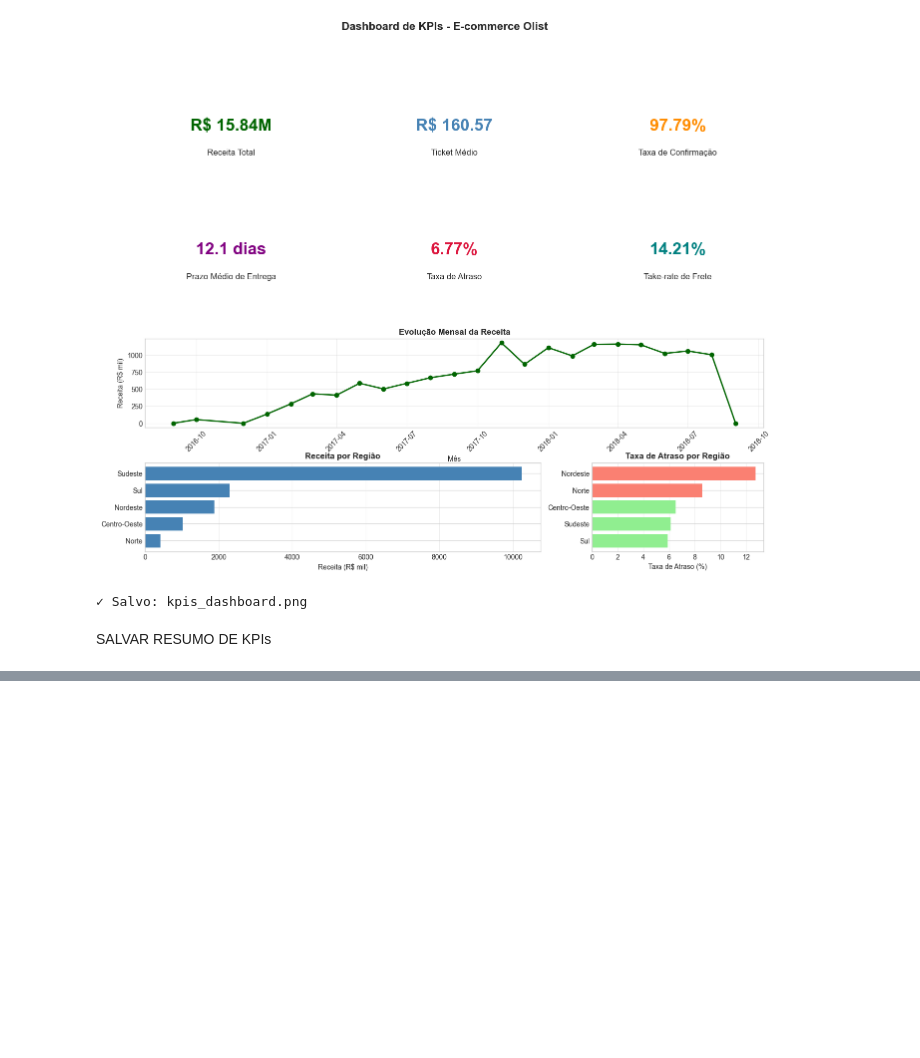
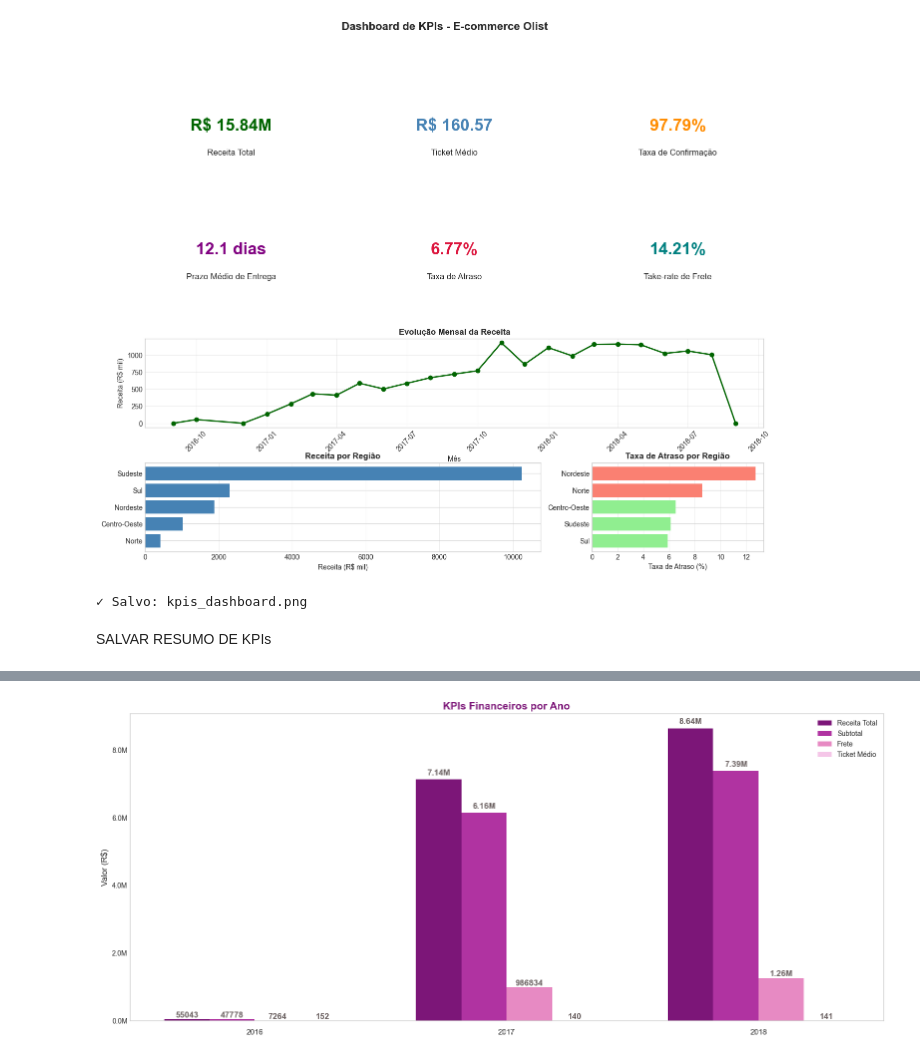
Before and after one commit to Cecimedeiros/Projeto-Estatistica, a Jupyter notebook: 04_kpis_insights.ipynb, the cells around one changed output, grey strips where cells are left out. Saved outputs shown, nothing was run; the diff lists cells and outputs as text; code cells hidden in the pictures; blank space fills up the shorter version.

```diff
--- a/04_kpis_insights.ipynb
+++ b/04_kpis_insights.ipynb
@@ -510,0 +560,60 @@ print("✓ Arquivo salvo: insights_acionaveis.csv")
+# %%
+import matplotlib.pyplot as plt
+import numpy as np
+import matplotlib.ticker as mtick
+
+cores = ["#7c1678", "#b033a1", "#e78ac3", "#f5c6e8"]
+
+kpis = ["receita_total", "subtotal", "frete", "ticket_medio"]
+labels = ["Receita Total", "Subtotal", "Frete", "Ticket Médio"]
+
+anos = kpi_year["order_year"].values
+x = np.arange(len(anos))
+largura = 0.18
+
+plt.figure(figsize=(16, 7))
+
+ax = plt.gca()
+ax.grid(False)
+
+def milhões(x, pos):
+    return f"{x/1_000_000:.1f}M"
+
+ax.yaxis.set_major_formatter(mtick.FuncFormatter(milhões))
+
+
+for i, kpi in enumerate(kpis):
+    valores = kpi_year[kpi]
+    bars = plt.bar(
+        x + i * largura,
+        valores,
+        width=largura,
+        label=labels[i],
+        color=cores[i]
+    )
+
+    for bar in bars:
+        altura = bar.get_height()
+        plt.text(
+            bar.get_x() + bar.get_width() / 2,
+            altura + (altura * 0.01),
+            f"{altura/1_000_000:.2f}M" if altura > 1_000_000 else f"{altura:.0f}",
+            ha='center',
+            va='bottom',
+            fontsize=12,
+            color='#6c6262',
+            fontweight='bold'
+        )
+
+plt.xticks(x + largura * 1.5, anos, fontsize=11)
+plt.gca().tick_params(axis="x", pad=12)
+
+plt.ylabel("Valor (R$)", fontsize=12)
+plt.title("KPIs Financeiros por Ano", fontsize=15, fontweight="bold", color="#7c1678")
+plt.legend()
+plt.tight_layout()
+
+plt.savefig('./outputs/04_kpis_insights/kpisFinanceiroAno.png', dpi=300, bbox_inches='tight')
+plt.show()
+# %% [output]
+[figure, added]
```
Also changed, not shown: parts of 30 cells of this notebook, 24 other files.
